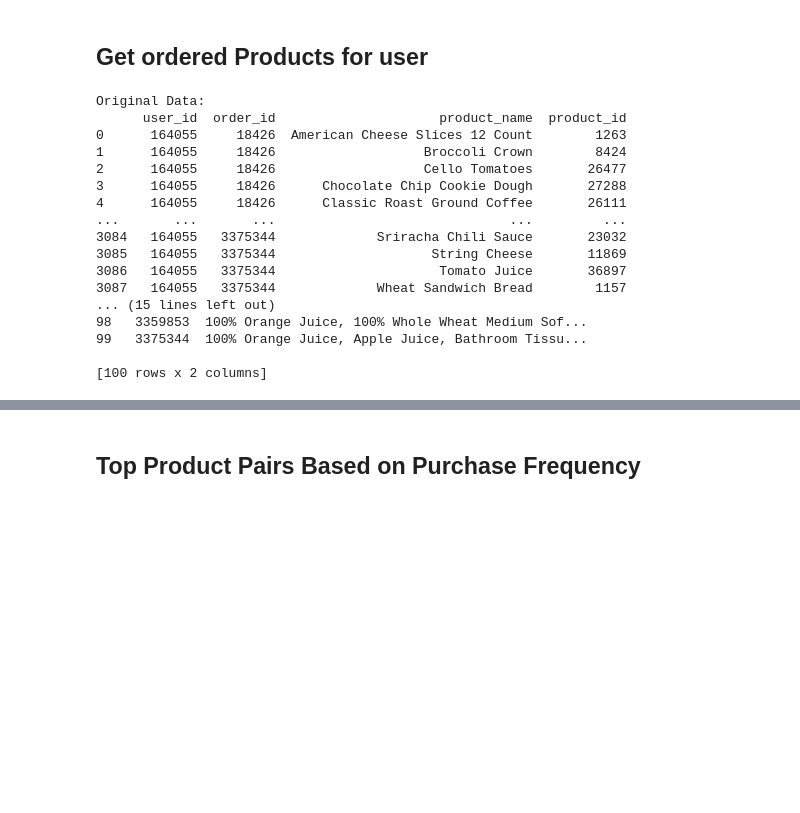
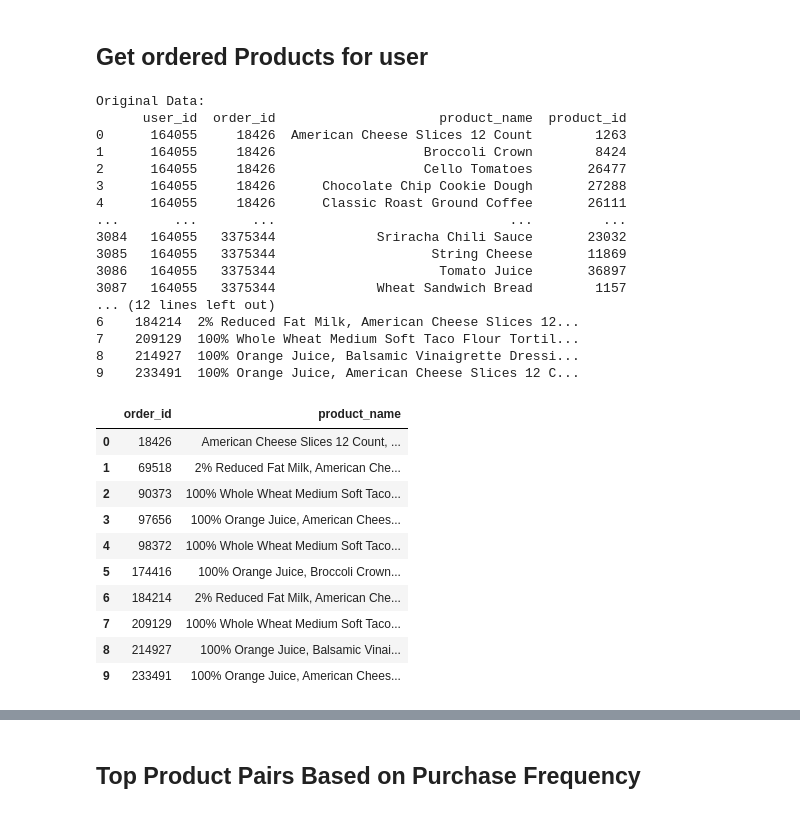
Before and after one commit to mirajkarsneha/instacart-market-basket-analysis, a Jupyter notebook: customer_next_order_analysis.ipynb, the cells around one changed output, grey strips where cells are left out. Saved outputs shown, nothing was run; the diff lists cells and outputs as text; code cells hidden in the pictures; blank space fills up the shorter version.

```diff
--- a/customer_next_order_analysis.ipynb
+++ b/customer_next_order_analysis.ipynb
@@ -271,7 +272,6 @@ print(user_ordered_carted_products_df)
 
 grouped_df = user_ordered_carted_products_df.groupby('order_id')['product_name'].apply(lambda x: ', '.join(x)).reset_index()
 print("\nGrouped by Order ID:")
-print(grouped_df)
 # %% [output]
 Original Data:
       user_id  order_id                     product_name  product_id
@@ -285,8 +285,22 @@ Original Data:
 3085   164055   3375344                    String Cheese       11869
 3086   164055   3375344                     Tomato Juice       36897
 3087   164055   3375344             Wheat Sandwich Bread        1157
-... (15 lines left out)
-98   3359853  100% Orange Juice, 100% Whole Wheat Medium Sof...
-99   3375344  100% Orange Juice, Apple Juice, Bathroom Tissu...
-
-[100 rows x 2 columns]
+... (12 lines left out)
+6    184214  2% Reduced Fat Milk, American Cheese Slices 12...
+7    209129  100% Whole Wheat Medium Soft Taco Flour Tortil...
+8    214927  100% Orange Juice, Balsamic Vinaigrette Dressi...
+9    233491  100% Orange Juice, American Cheese Slices 12 C...
+# %%
+grouped_df.head(10)
+# %% [output]
+|  | order_id | product_name |
+| 0 | 18426 | American Cheese Slices 12 Count, ... |
+| 1 | 69518 | 2% Reduced Fat Milk, American Che... |
+| 2 | 90373 | 100% Whole Wheat Medium Soft Taco... |
+| 3 | 97656 | 100% Orange Juice, American Chees... |
+| 4 | 98372 | 100% Whole Wheat Medium Soft Taco... |
+| 5 | 174416 | 100% Orange Juice, Broccoli Crown... |
+| 6 | 184214 | 2% Reduced Fat Milk, American Che... |
+| 7 | 209129 | 100% Whole Wheat Medium Soft Taco... |
+| 8 | 214927 | 100% Orange Juice, Balsamic Vinai... |
+| 9 | 233491 | 100% Orange Juice, American Chees... |
```
Also changed, not shown: parts of 7 cells of this notebook, 2 other files.
